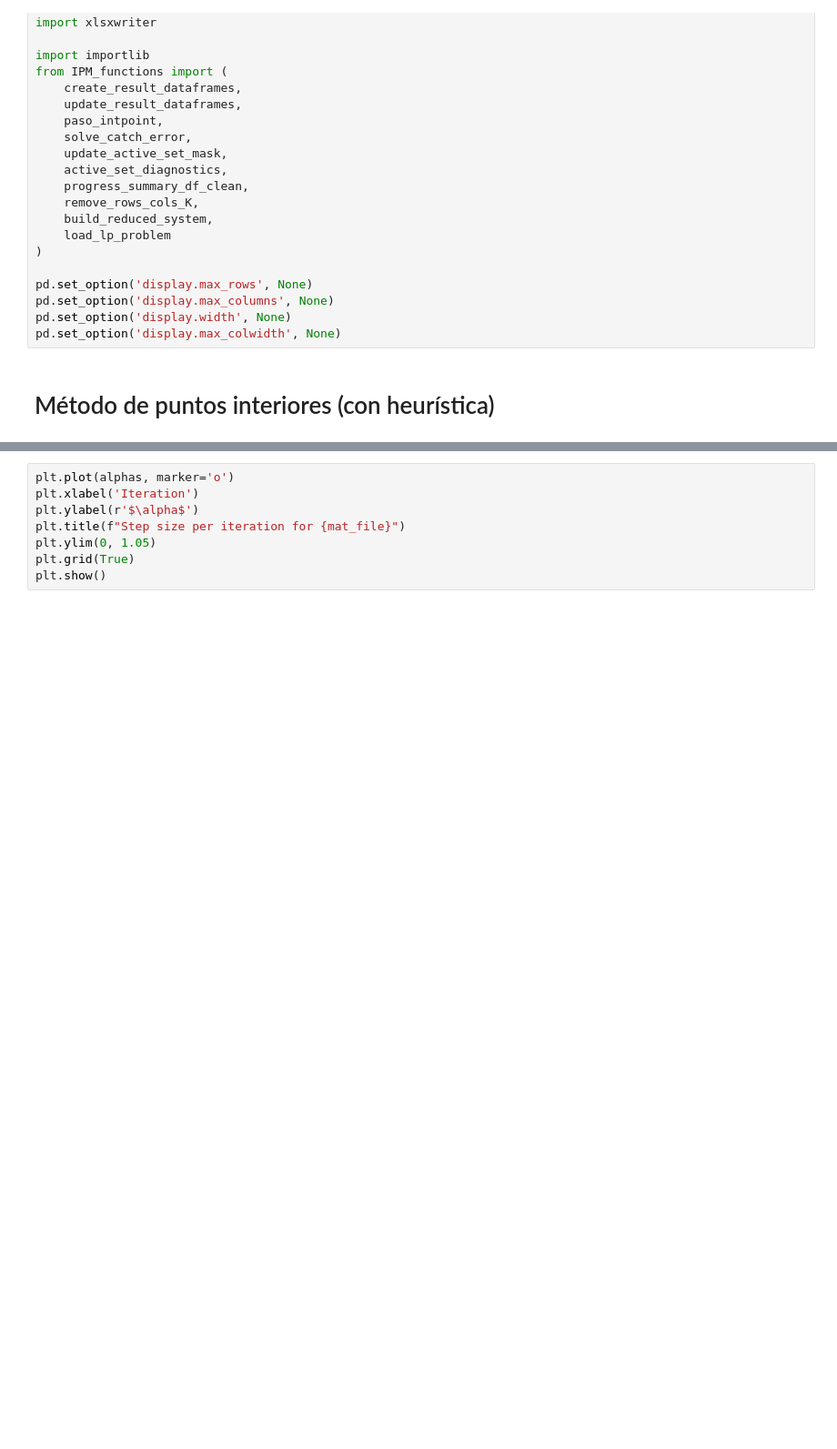
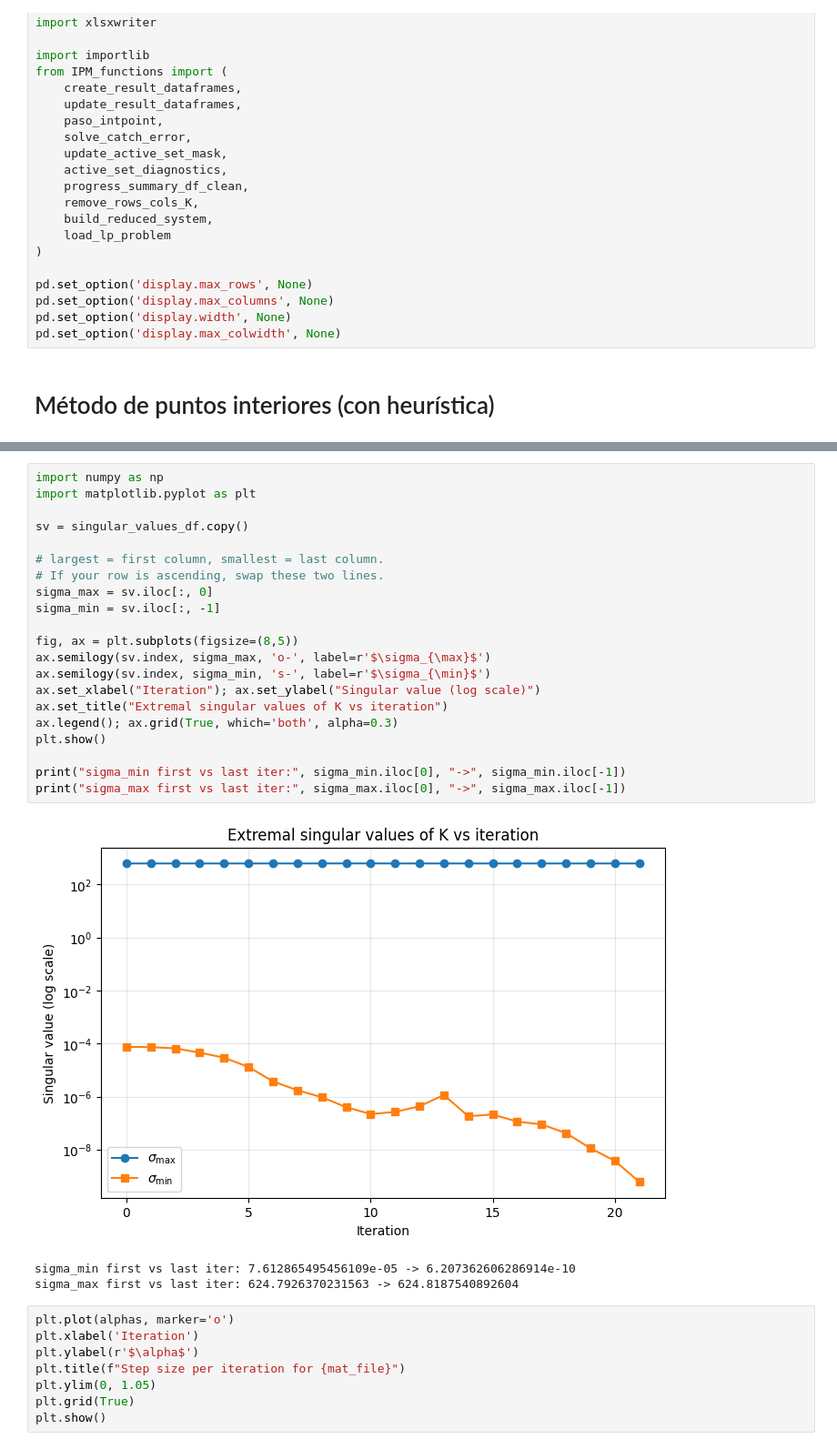
Before and after one commit to fginebraz/thesis_int_point, a Jupyter notebook: intpoint_tryout.ipynb, the cells around one changed output, grey strips where cells are left out. Shown at 91% size. Saved outputs shown, nothing was run; the diff lists cells and outputs as text; blank space fills up the shorter version.

```diff
--- a/intpoint_tryout.ipynb
+++ b/intpoint_tryout.ipynb
@@ -375,3 +395,28 @@ z_percentage_change_67 is -3.26e-05
+# %%
+import numpy as np
+import matplotlib.pyplot as plt
+
+sv = singular_values_df.copy()
+
+# largest = first column, smallest = last column.
+# If your row is ascending, swap these two lines.
+sigma_max = sv.iloc[:, 0]
+sigma_min = sv.iloc[:, -1]
+
+fig, ax = plt.subplots(figsize=(8,5))
+ax.semilogy(sv.index, sigma_max, 'o-', label=r'$\sigma_{\max}$')
+ax.semilogy(sv.index, sigma_min, 's-', label=r'$\sigma_{\min}$')
+ax.set_xlabel("Iteration"); ax.set_ylabel("Singular value (log scale)")
+ax.set_title("Extremal singular values of K vs iteration")
+ax.legend(); ax.grid(True, which='both', alpha=0.3)
+plt.show()
+
+print("sigma_min first vs last iter:", sigma_min.iloc[0], "->", sigma_min.iloc[-1])
+print("sigma_max first vs last iter:", sigma_max.iloc[0], "->", sigma_max.iloc[-1])
+# %% [output]
+[figure, added]
+sigma_min first vs last iter: 7.612865495456109e-05 -> 6.207362606286914e-10
+sigma_max first vs last iter: 624.7926370231563 -> 624.8187540892604
 # %%
 plt.plot(alphas, marker='o')
 plt.xlabel('Iteration')
```
Also changed, not shown: parts of 11 cells of this notebook, 6 other files.
